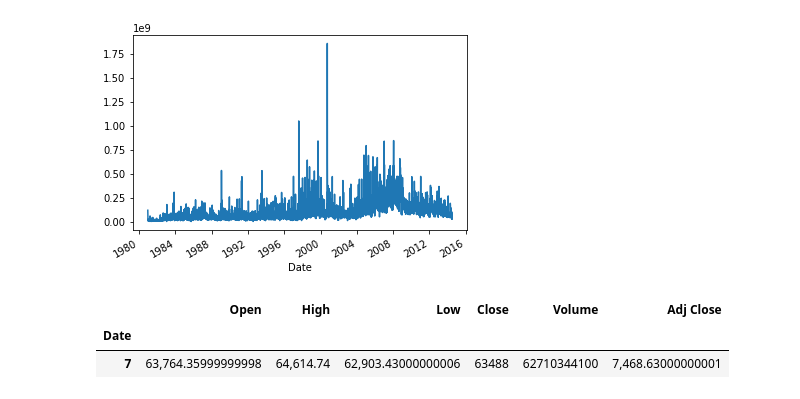
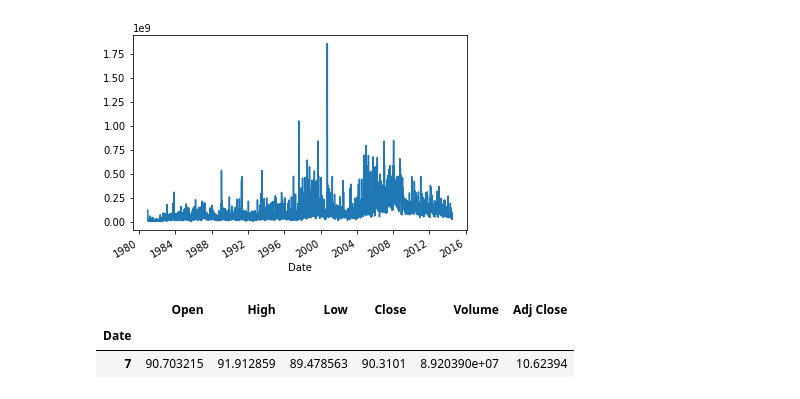
Before and after one commit to KhaldounN/first-project-, a Jupyter notebook: Copy_of_Session_1_2_EXERCISES.ipynb, the cells around one changed output. Cells and saved outputs as stored; diff of their text form; code cells hidden in the pictures.

```diff
--- a/Copy_of_Session_1_2_EXERCISES.ipynb
+++ b/Copy_of_Session_1_2_EXERCISES.ipynb
@@ -342,13 +343,13 @@ Date
 # %%
 #when was the month with the lowest close?
 
 data.groupby(by= data.index.month).sum().sort_values(by='Close').head(1)
-
-#Answer is july
+data.groupby(by= data.index.month).mean().sort_values(by='Close').head(1)
+#Answer is july .  according to total close and average close per month
 # %% [output]
 |  | Open | High | Low | Close | Volume | Adj Close |
 | Date |  |  |  |  |  |  |
-| 7 | 63,764.35999999998 | 64,614.74 | 62,903.43000000006 | 63488 | 62710344100 | 7,468.63000000001 |
+| 7 | 90.703215 | 91.912859 | 89.478563 | 90.3101 | 8.920390e+07 | 10.62394 |
 # %%
 #And the lowest close of the day in the whole dataset?
 
```
Also changed, not shown: parts of 3 cells of this notebook.
